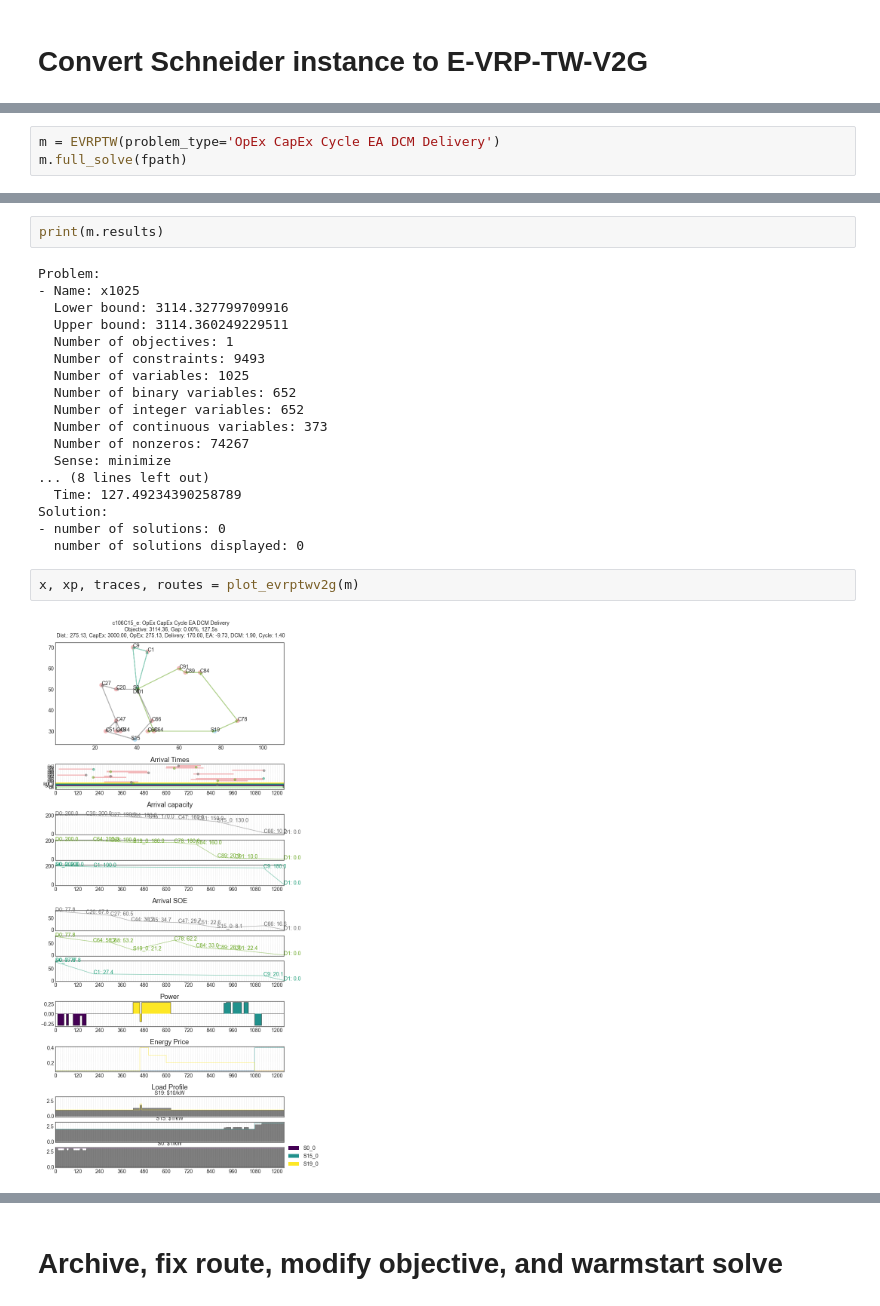
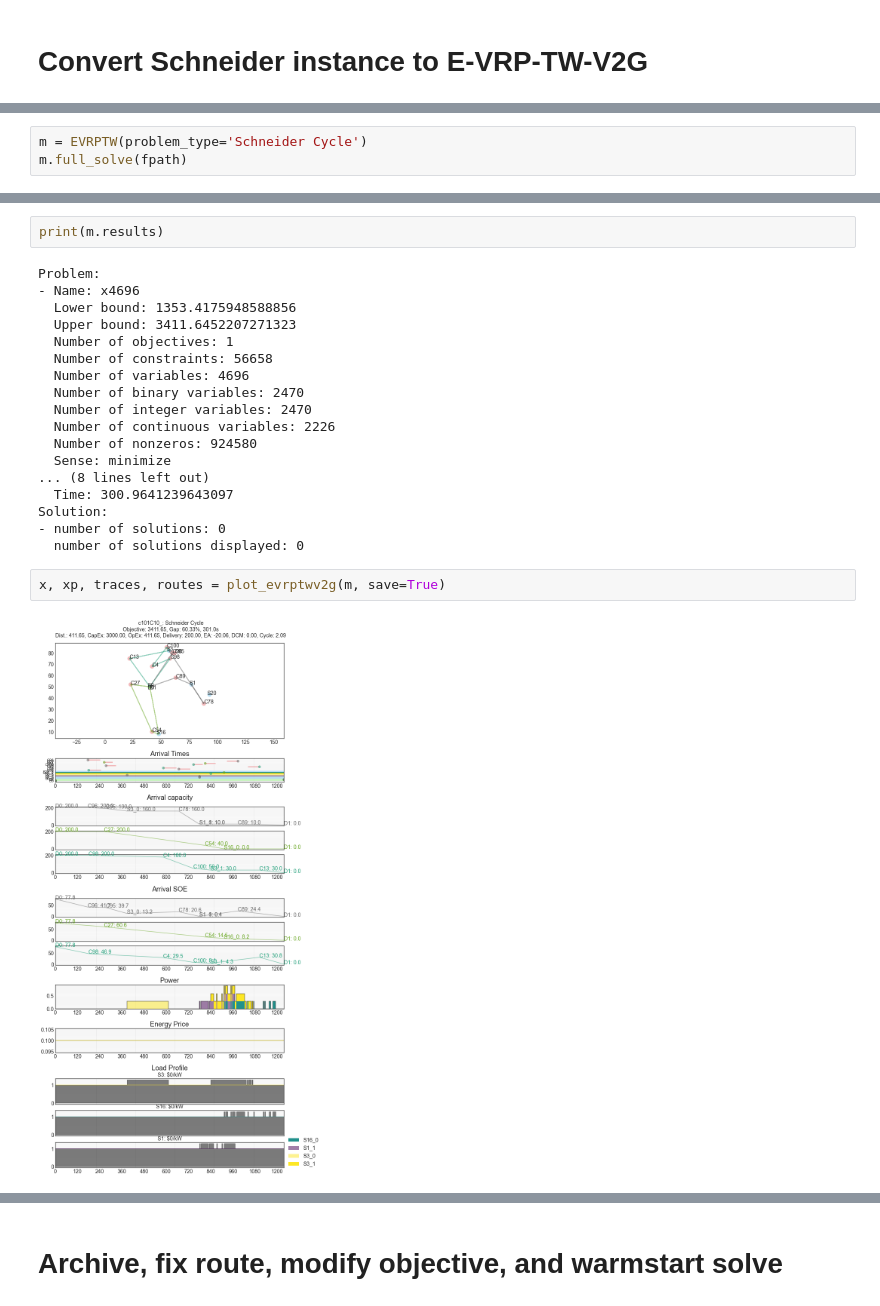
Before and after one commit to rariss/E-VRP-TW-V2G, a Jupyter notebook: evrp/e-vrp-tw.ipynb, the cells around one changed output, grey strips where cells are left out. Cells and saved outputs as stored; diff of their text form.

```diff
--- a/evrp/e-vrp-tw.ipynb
+++ b/evrp/e-vrp-tw.ipynb
@@ -34,5 +31,5 @@ instance = 'c106C15_e'
 fpath = 'config/test_instances/' + instance + '.csv'
 # %%
-m = EVRPTW(problem_type='OpEx CapEx Cycle EA DCM Delivery')
+m = EVRPTW(problem_type='Schneider Cycle')
 m.full_solve(fpath)
 # %% [output]
@@ -72,26 +71,26 @@ Best objective 3.114360249230e+03, best bound 3.114327799710e+03, gap 0.0010%
 print(m.results)
 # %% [output]
 Problem:
-- Name: x1025
-  Lower bound: 3114.327799709916
-  Upper bound: 3114.360249229511
+- Name: x4696
+  Lower bound: 1353.4175948588856
+  Upper bound: 3411.6452207271323
   Number of objectives: 1
-  Number of constraints: 9493
-  Number of variables: 1025
-  Number of binary variables: 652
-  Number of integer variables: 652
-  Number of continuous variables: 373
-  Number of nonzeros: 74267
+  Number of constraints: 56658
+  Number of variables: 4696
+  Number of binary variables: 2470
+  Number of integer variables: 2470
+  Number of continuous variables: 2226
+  Number of nonzeros: 924580
   Sense: minimize
 ... (8 lines left out)
-  Time: 127.49234390258789
+  Time: 300.9641239643097
 Solution:
 - number of solutions: 0
   number of solutions displayed: 0
 # %%
-x, xp, traces, routes = plot_evrptwv2g(m)
+x, xp, traces, routes = plot_evrptwv2g(m, save=True)
 # %% [output]
-[figure, old version]
+[figure, new version]
 # %%
 routes
 # %% [output]
```
Also changed, not shown: parts of 17 cells of this notebook, 4 other files.
